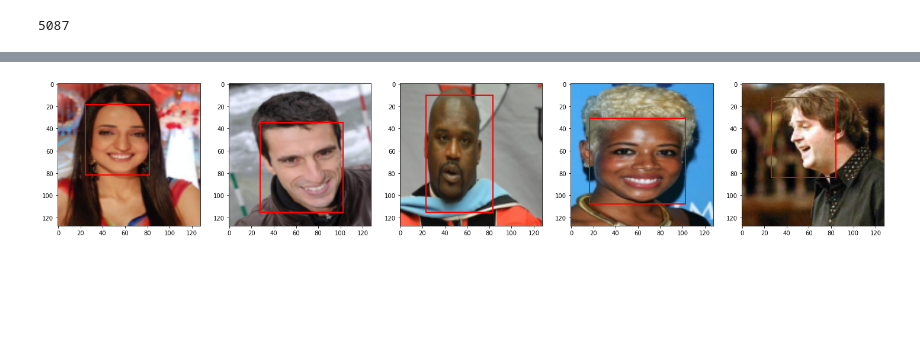
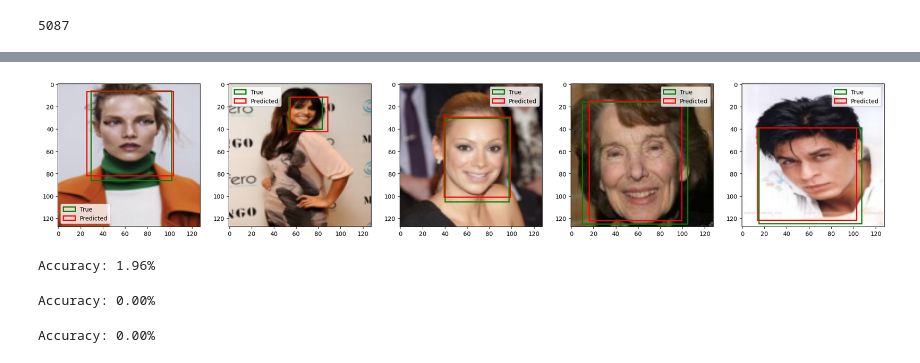
Before and after one commit to ALLIA12/FacialRecognition, a Jupyter notebook: modelTorch.ipynb, the cells around one changed output, grey strips where cells are left out. Cells and saved outputs as stored; diff of their text form; code cells hidden in the pictures; blank space fills up the shorter version.

Commit message:
Trained Model

```diff
--- a/modelTorch.ipynb
+++ b/modelTorch.ipynb
@@ -267,5 +268,5 @@ print(len(train_loader))  # This should also print a positive number, indicating
 # %%
-num_epochs = 2
+num_epochs = 10
 train_bbox_losses = []
 train_class_losses = []
 val_bbox_losses = []
@@ -347,10 +368,22 @@ plt.show()
 # %%
-def plot_image_with_bbox(image, bbox, ax):
-    """Plot an image with its bounding box."""
+def plot_image_with_bbox(image, true_bbox, pred_bbox, ax):
+    """
+    image: PIL image
+    true_bbox: The ground truth bounding box (x, y, width, height)
+    pred_bbox: The predicted bounding box (x, y, width, height)
+    ax: The matplotlib axis to plot on
+    """
     ax.imshow(image)
-    # Assuming bbox is [x_min, y_min, width, height]
-    rect = patches.Rectangle((bbox[0], bbox[1]), bbox[2], bbox[3], linewidth=2, edgecolor='r', facecolor='none')
-    ax.add_patch(rect)
+    # Plot true bounding box in green
+    rect_true = patches.Rectangle((true_bbox[0], true_bbox[1]), true_bbox[2], true_bbox[3],
+                                  linewidth=2, edgecolor='g', facecolor='none', label='True')
+    ax.add_patch(rect_true)
+    # Plot predicted bounding box in red
+    rect_pred = patches.Rectangle((pred_bbox[0], pred_bbox[1]), pred_bbox[2], pred_bbox[3],
+                                  linewidth=2, edgecolor='r', facecolor='none', label='Predicted')
+    ax.add_patch(rect_pred)
+    ax.legend()
+
 
 # Function to prepare your image tensor for plotting
 def tensor_to_pil(img_tensor):
@@ -364,26 +397,22 @@ def tensor_to_pil(img_tensor):
 # %%
 # Selecting 5 random images and their labels from the test set
 indices = random.sample(range(len(test_dataset)), 5)
 fig, axs = plt.subplots(1, 5, figsize=(25, 5))
 
 for i, idx in enumerate(indices):
-    # Get the image and its true bbox (for comparison or if needed)
     sample = test_dataset[idx]
     image, true_bbox = sample['image'], sample['bbox']
-    image_unnorm = tensor_to_pil(image)  # Convert image tensor for plotting
+    image_unnorm = tensor_to_pil(image)  # Assuming this function exists and works as intended
 
-    # Add batch dimension and send to device
-    image = image.unsqueeze(0).to(device)
+    image = image.unsqueeze(0).to(device)  # Add batch dimension and send to device
 
-    # Forward pass through the model to get predictions
     with torch.no_grad():
         model.eval()
         pred_bbox, _ = model(image)
+    pred_bbox = pred_bbox.squeeze(0).cpu().numpy()  # Assuming model outputs tensor of shape (1, 4) for bbox
 
-    # Process model's predicted bbox for plotting
-    pred_bbox = pred_bbox.squeeze(0).cpu().numpy()  # Assuming model outputs tensor of shape (1, 4) for bbox
-    plot_image_with_bbox(image_unnorm, pred_bbox, axs[i])
+    plot_image_with_bbox(image_unnorm, true_bbox, pred_bbox, axs[i])
 
 plt.show()
 # %% [output]
-[figure, old version]
+[figure, new version]
@@ -389,0 +441,15 @@ plt.show()
+# %%
+accuracy = calculate_accuracy(model, val_loader, device)
+print(f'Accuracy: {accuracy * 100:.2f}%')
+# %% [output]
+Accuracy: 1.96%
+# %%
+accuracy = calculate_accuracy(model, test_loader, device)
+print(f'Accuracy: {accuracy * 100:.2f}%')
+# %% [output]
+Accuracy: 0.00%
+# %%
+accuracy = calculate_accuracy(model, train_loader, device)
+print(f'Accuracy: {accuracy * 100:.2f}%')
+# %% [output]
+Accuracy: 0.00%
```
Also changed, not shown: parts of 11 cells of this notebook, 3 other files.
